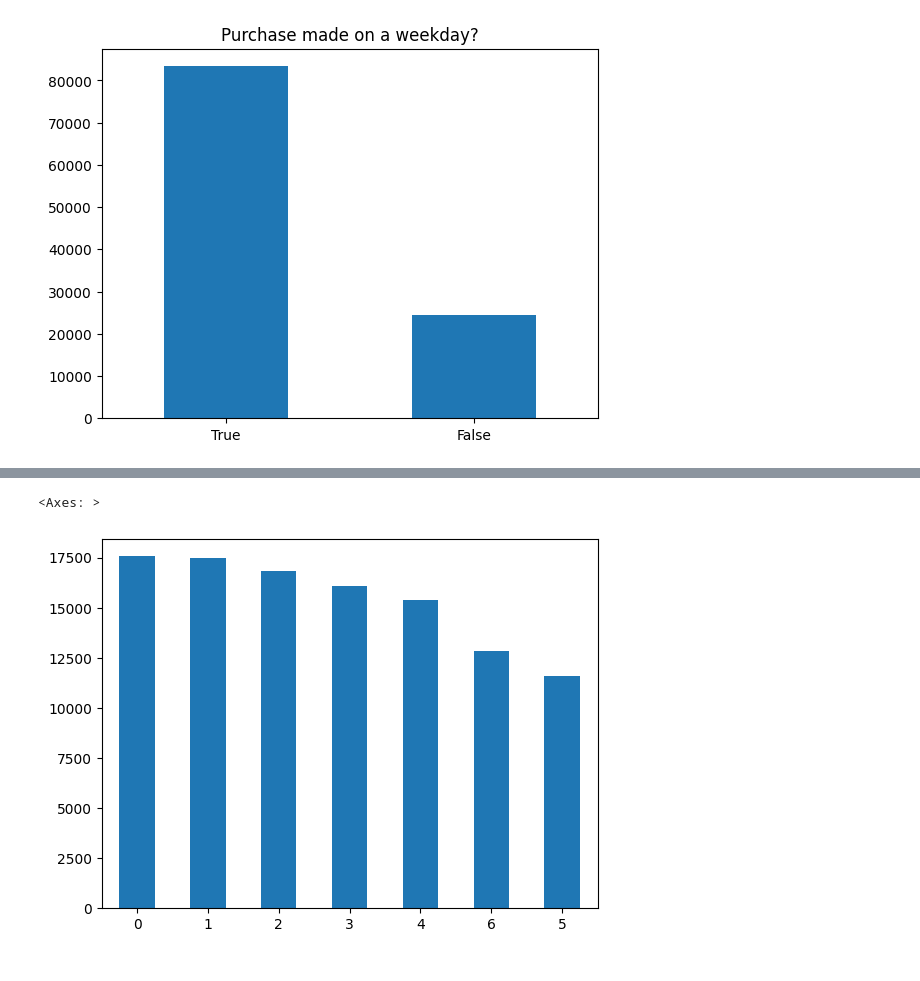
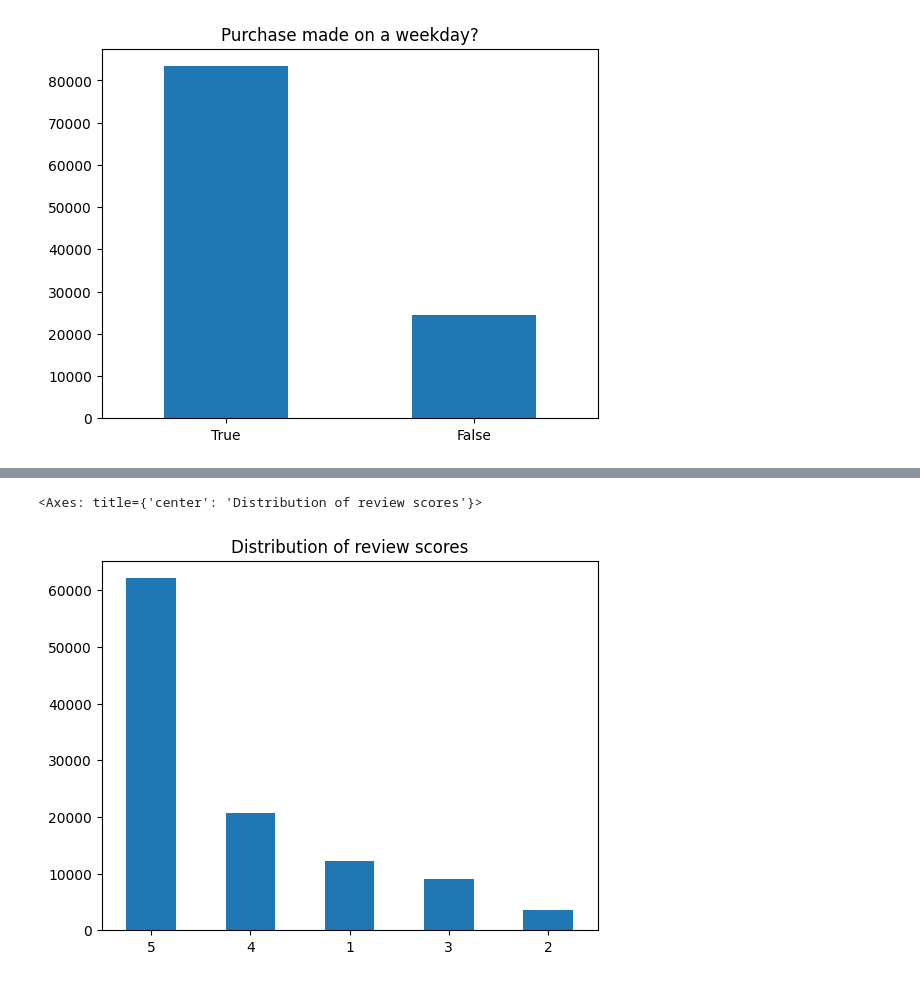
Before and after one commit to RuizLorenzoChavez/price-optimization-ML, a Jupyter notebook: main.ipynb, the cells around one changed output, grey strips where cells are left out. Saved outputs shown, nothing was run; the diff lists cells and outputs as text; code cells hidden in the pictures.

```diff
--- a/main.ipynb
+++ b/main.ipynb
@@ -466,10 +491,10 @@ memory usage: 10.0+ MB
 # %%
 (main_df
- .day_of_week.
- value_counts()
+ .review_score
+ .value_counts()
  .plot
- .bar(rot=0)
- )
+ .bar(rot=0,
+      title="Distribution of review scores"))
 # %% [output]
-<Axes: >
+<Axes: title={'center': 'Distribution of review scores'}>
-[figure, old version]
+[figure, new version]
```
Also changed, not shown: parts of 10 cells of this notebook.
